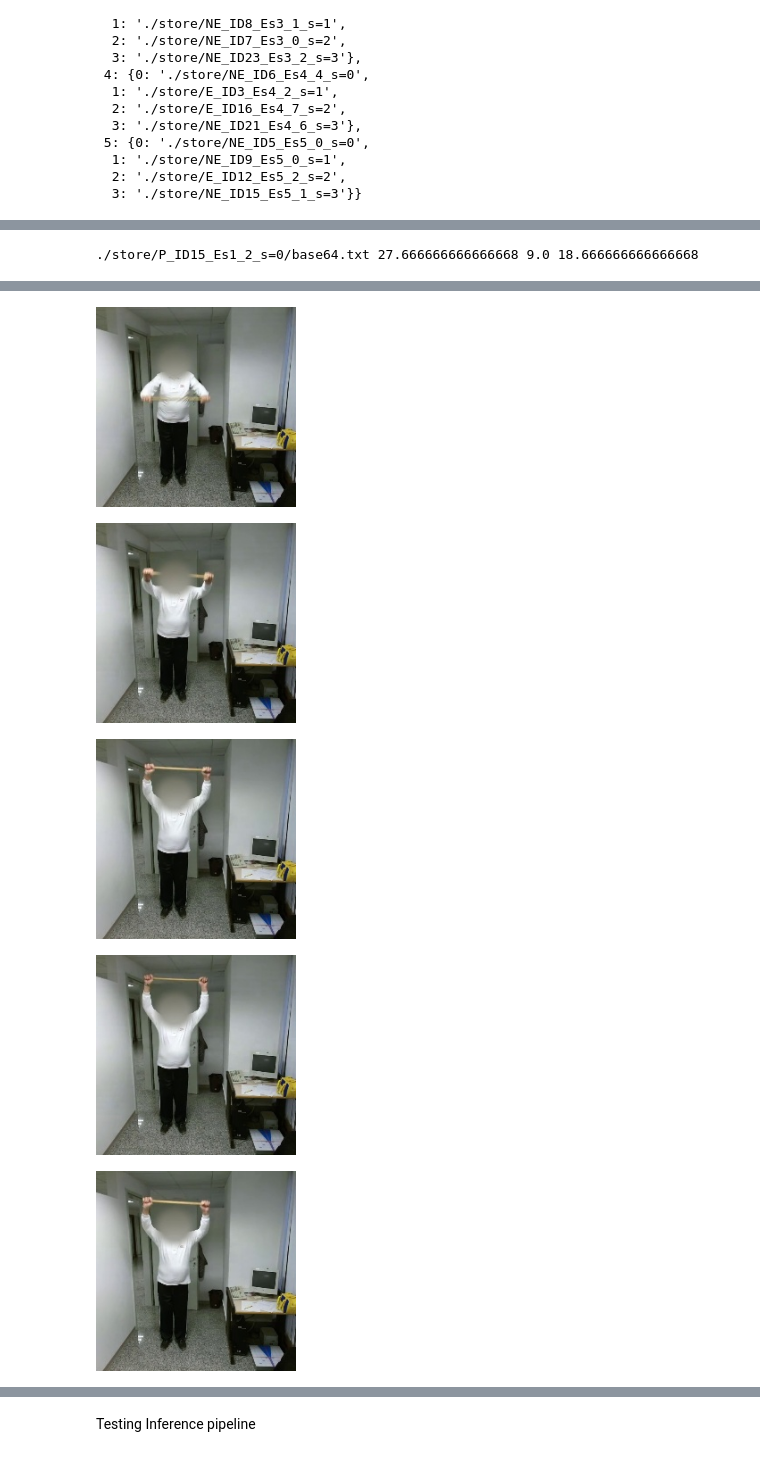
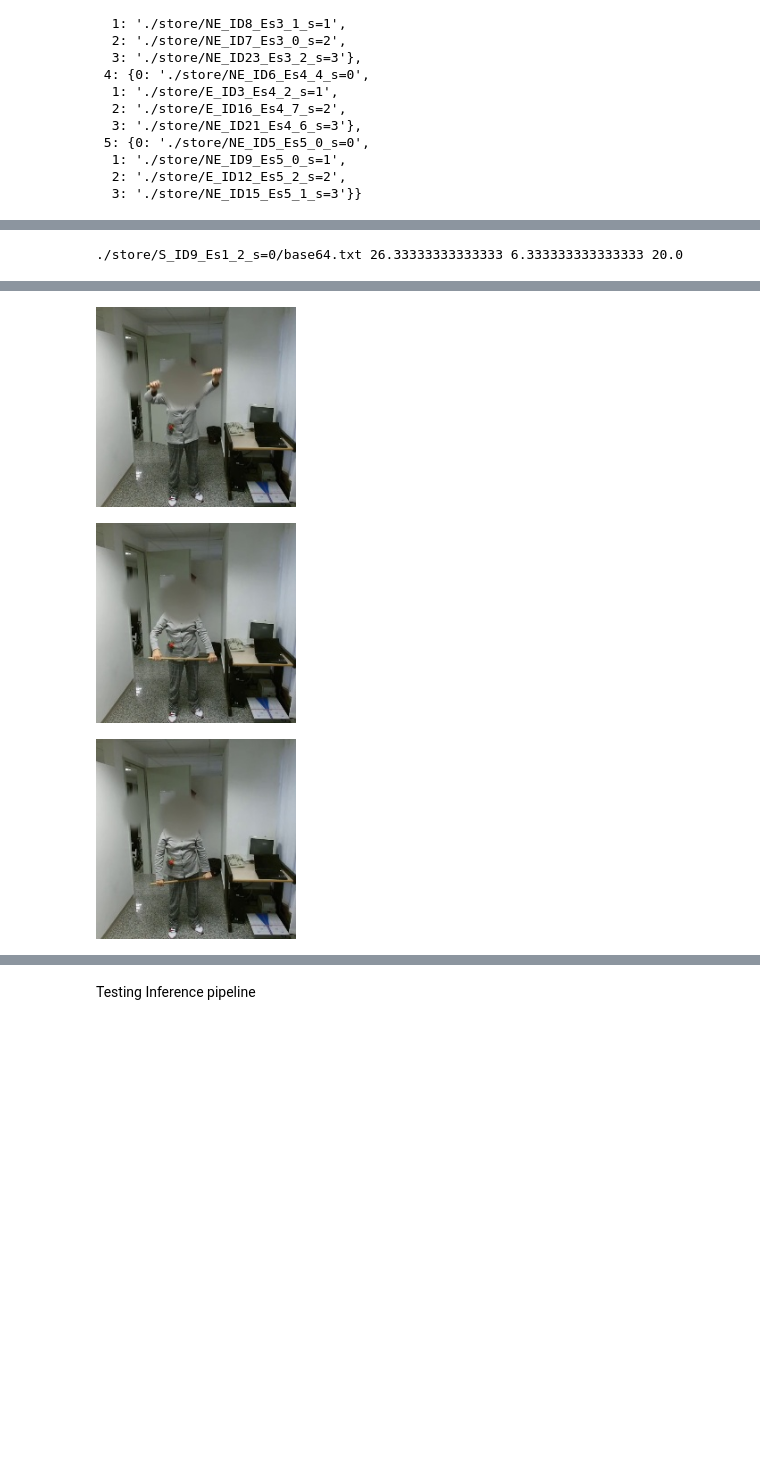
Before and after one commit to deanziyangyu/TRViT, a Jupyter notebook: src/nb/data/skeleton/prompt_lab.ipynb, the cells around one changed output, grey strips where cells are left out. Cells and saved outputs as stored; diff of their text form; code cells hidden in the pictures; blank space fills up the shorter version.

Commit message:
Version Save for 0-shot evals

```diff
--- a/src/nb/data/skeleton/prompt_lab.ipynb
+++ b/src/nb/data/skeleton/prompt_lab.ipynb
@@ -184,3 +204,26 @@ for idx, vidfname in enumerate(tqdm(vidfnames)):
+# %%
+# obtain the test set for lmso
+df_test_exclude_list = []
+
+obj = None
+for fold in range(0, 10):
+    with open(f"./LMSO_10/skelton_3D_LMSO_{fold}.pkl", "rb") as f:
+        obj = pkl.load(f)
+    df_test_exclude_list.extend(obj['split']['xsub_val'])
+
+df_test_exclude = pd.DataFrame(df_test_exclude_list, columns=['pidd']) # contain duplications, but can be removed later
+# df_test_exclude.to_csv('./df_test_exclude.csv', index=False)
+# df_test_exclude = pd.read_csv('./df_test_exclude.csv')
+# df_test_exclude.drop_duplicates(inplace=True, ignore_index=True)
+# df_test_exclude
+# %%
+obj = None
+for fold in range(0, 10):
+    with open(f"./LMSO_10/skelton_3D_LMSO_{fold}.pkl", "rb") as f:
+        obj = pkl.load(f)
+
+    all_reps_df.loc[all_reps_df['dir'].str[8:-15].isin(obj['split']['xsub_val']) == True, 'fold_num'] = int(fold)
+all_reps_df['fold_num'] = all_reps_df['fold_num'].astype(int)
 # %%
 # This is used for extracting the frames based on the folds - Deprecated
 
@@ -252,7 +295,7 @@ for exe in exercise_num:
 b64_frames = None
 # %%
 # Create an empty DataFrame
-all_reps_df = pd.DataFrame(columns=['pid', 'exe_num', 'score', 'dir'])
+all_reps_df = pd.DataFrame(columns=['pid', 'exe_num', 'score_gt', 'dir'])
 
 # Iterate over the dir_labels_gt dictionary
 for exe_num in range(1,6):
@@ -552,3 +607,4 @@ for exe_num in exercise_num:
 # %%
-# reps_df_100.to_csv('./reps_df_100.csv', index=False)
-reps_df_100 = pd.read_csv('./reps_df_100.csv')
+# reps_eval_200.to_csv('./reps_eval_200.csv', index=False)
+# rep_test_100.to_csv('./rep_test_100.csv', index=False)
+reps_eval_200 = pd.read_csv('./reps_eval_200.csv')
@@ -616,6 +664,6 @@ visualize_b64_from_dir(dir_labels_gt[3][1] + "/base64.txt")
 # %%
-row = reps_df_100[(reps_df_100['score_gt'] == 0) & (reps_df_100['exe_num'] == 1)].iloc[2]
+row = reps_eval_200[(reps_eval_200['score_gt'] == 0) & (reps_eval_200['exe_num'] == 1)].iloc[2]
 print(row['dir'], row['score_q_total'], row['score_q_po'], row['score_q_cf'])
-visualize_b64_from_dir(row['dir'], num_frames=10)
+visualize_b64_from_dir(row['dir'], num_frames=5)
 # %% [output]
-./store/P_ID15_Es1_2_s=0/base64.txt 27.666666666666668 9.0 18.666666666666668
+./store/S_ID9_Es1_2_s=0/base64.txt 26.33333333333333 6.333333333333333 20.0
@@ -624,5 +672,3 @@ visualize_b64_from_dir(row['dir'], num_frames=10)
-[figure, old version]
+[figure, new version]
-[figure, old version]
+[figure, new version]
-[figure, old version]
+[figure, new version]
-[figure, removed]
-[figure, removed]
```
Also changed, not shown: parts of 39 cells of this notebook, 5 other files.
